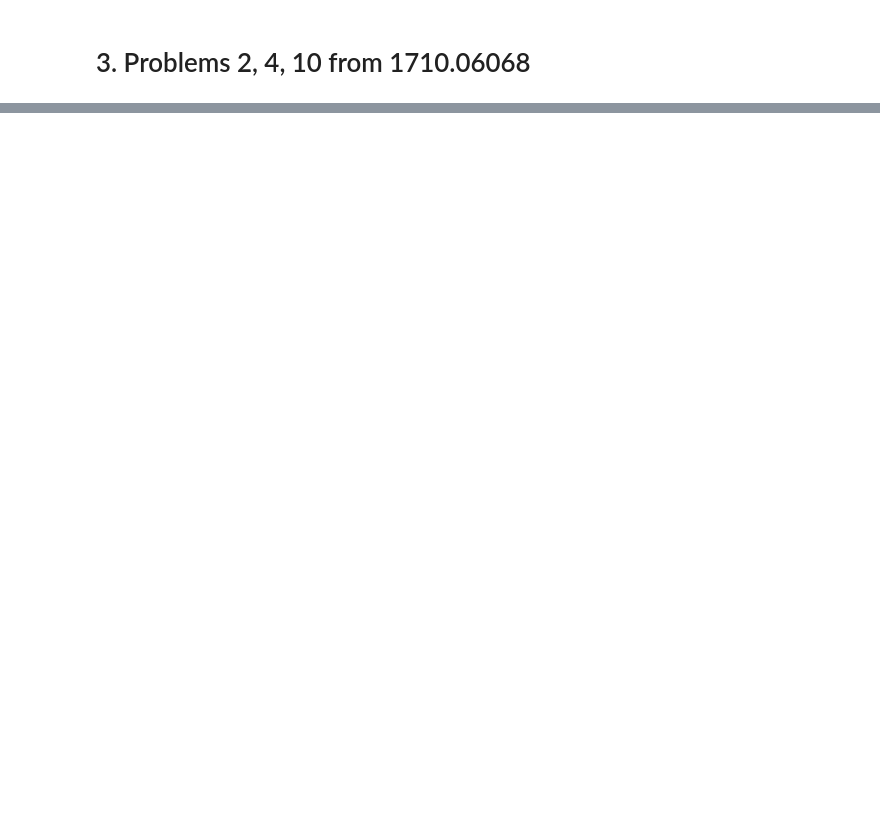
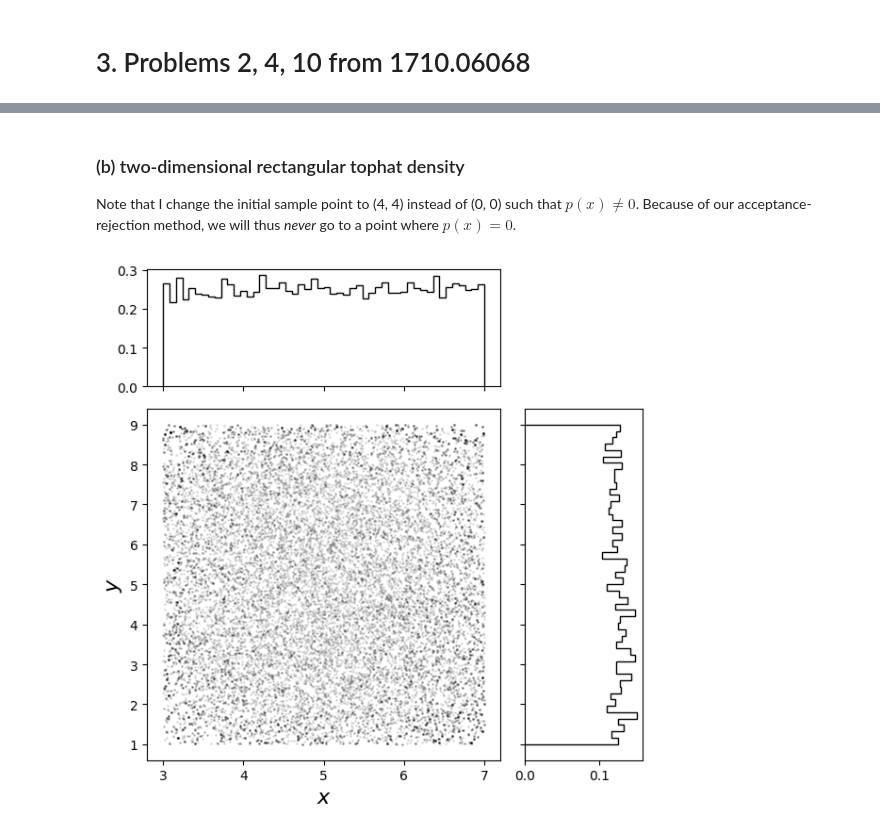
Before and after one commit to cmhainje/stat-data-hw, a Jupyter notebook: hw3.ipynb, the cells around one changed output, grey strips where cells are left out. Saved outputs shown, nothing was run; the diff lists cells and outputs as text; code cells hidden in the pictures; blank space fills up the shorter version.

```diff
--- a/hw3.ipynb
+++ b/hw3.ipynb
@@ -209,0 +307,55 @@ The Cramér-Rao bound on the period is a standard error of 2.886e-03 days.
+# %% [markdown]
+### (b) two-dimensional rectangular tophat density
+
+Note that I change the initial sample point to (4, 4) instead of (0, 0) such that $p(x) \neq 0$. Because of our acceptance-rejection method, we will thus _never_ go to a point where $p(x) = 0$.
+# %%
+from scipy.stats import uniform
+
+rng = np.random.default_rng()
+
+def p(x):
+    """Return probability density"""
+    p_x = uniform.pdf(x[0], loc=3, scale=4)
+    p_y = uniform.pdf(x[1], loc=1, scale=8)
+    return p_x * p_y
+
+def sample_q(x):
+    """Draw a sample x' from q(x'|x) = mvN(mu=x, var=I)."""
+    return rng.multivariate_normal(mean=x, cov=np.eye(2))
+
+def mcmc_step(x_0):
+    """implements one MCMC step and returns the next sample"""
+    x_1 = sample_q(x_0)
+    r = rng.uniform()
+    if p(x_1) / p(x_0) > r:
+        return x_1
+    else:
+        return x_0
+
+def mcmc(x_0, n_steps=1000):
+    samples = np.zeros((n_steps + 1, 2))
+    samples[0] = x_0
+    for i in range(n_steps):
+        samples[i + 1] = mcmc_step(samples[i])
+    return samples
+
+samples = mcmc(np.array([4, 4]), n_steps=20000)
+
+fig, axs = plt.subplots(2, 2, figsize=(6, 6), sharex='col', sharey='row',
+                        gridspec_kw=dict(width_ratios=[3, 1], height_ratios=[1, 3]))
+
+axs[0, 1].axis('off')
+
+hist_kw = dict(histtype='step', color='black', bins=50, density=True)
+axs[0, 0].hist(samples[:, 0], **hist_kw)
+axs[1, 1].hist(samples[:, 1], orientation='horizontal', **hist_kw)
+
+axs[1, 0].scatter(samples[:, 0], samples[:, 1], s=1, alpha=0.1, color='black')
+axs[1, 0].set_xlabel('$x$', fontsize=16)
+axs[1, 0].set_ylabel('$y$', fontsize=16)
+
+fig.tight_layout()
+
+plt.show()
+# %% [output]
+[figure, added]
```
Also changed, not shown: parts of 13 cells of this notebook.
